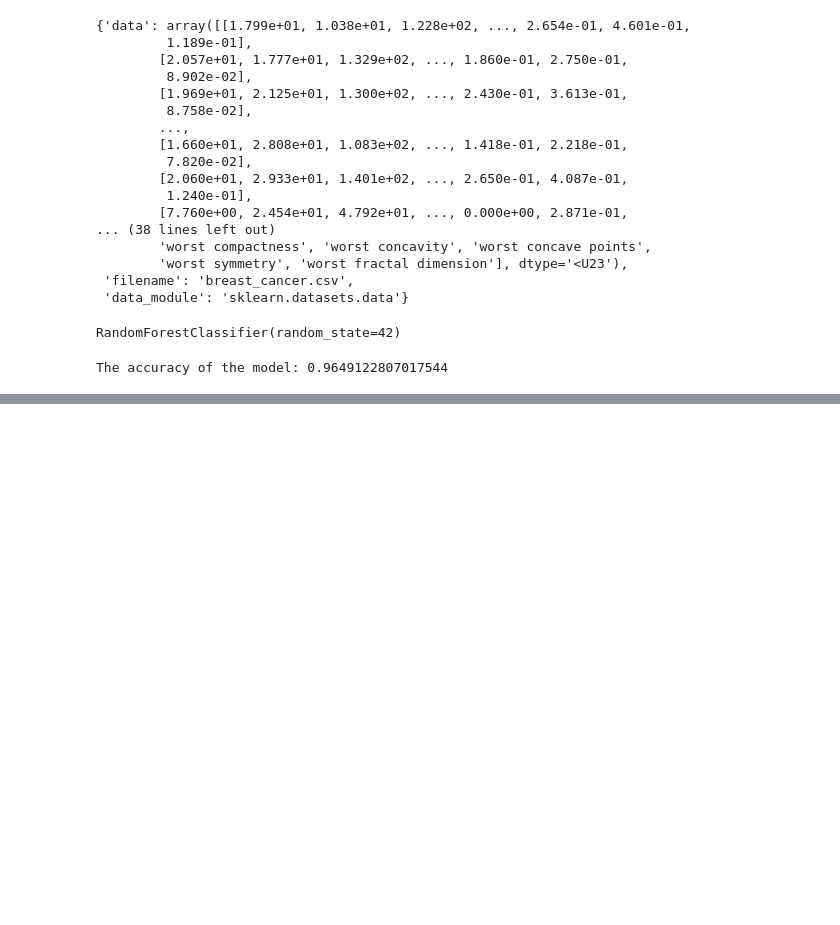
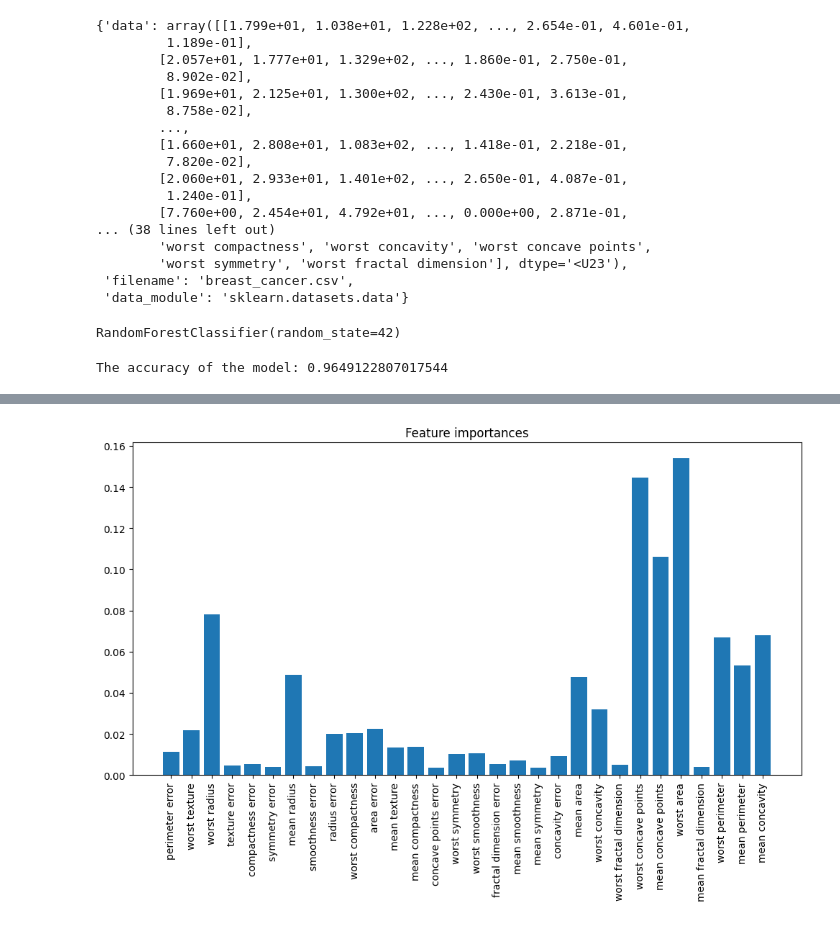
Before and after one commit to samwanyua/Python-for-Deep-Learning, a Jupyter notebook: Tensorflow/random_forests.ipynb, the cells around one changed output, grey strips where cells are left out. Saved outputs shown, nothing was run; the diff lists cells and outputs as text; code cells hidden in the pictures; blank space fills up the shorter version.

Commit message:
visualize feature importances

```diff
--- a/Tensorflow/random_forests.ipynb
+++ b/Tensorflow/random_forests.ipynb
@@ -87,3 +87,7 @@ accuracy = accuracy_score(y_test, predictions)
 print(f"The accuracy of the model: {accuracy}")
 # %% [output]
 The accuracy of the model: 0.9649122807017544
+# %%
+# Get feature importances
+importances = rf_classifier.feature_importances_
+importances
@@ -89,0 +101,4 @@ The accuracy of the model: 0.9649122807017544
+# %%
+# Sort feature importances in descending order
+indices = np.argsort(importances[::-1])
+indices
@@ -89,0 +108,4 @@ The accuracy of the model: 0.9649122807017544
+# %%
+# rearrange features names to match the sorted feature importances
+feature_names = data.feature_names[indices]
+feature_names
@@ -89,0 +124,9 @@ The accuracy of the model: 0.9649122807017544
+# %%
+# Bar plot to visualize feature importances
+plt.figure(figsize=(12,6))
+plt.title("Feature importances")
+plt.bar(range(X.shape[1]), importances[indices])
+plt.xticks(range(X.shape[1]), feature_names, rotation= 90)
+plt.show()
+# %% [output]
+[figure, added]
```
Also changed, not shown: parts of 3 cells of this notebook.
